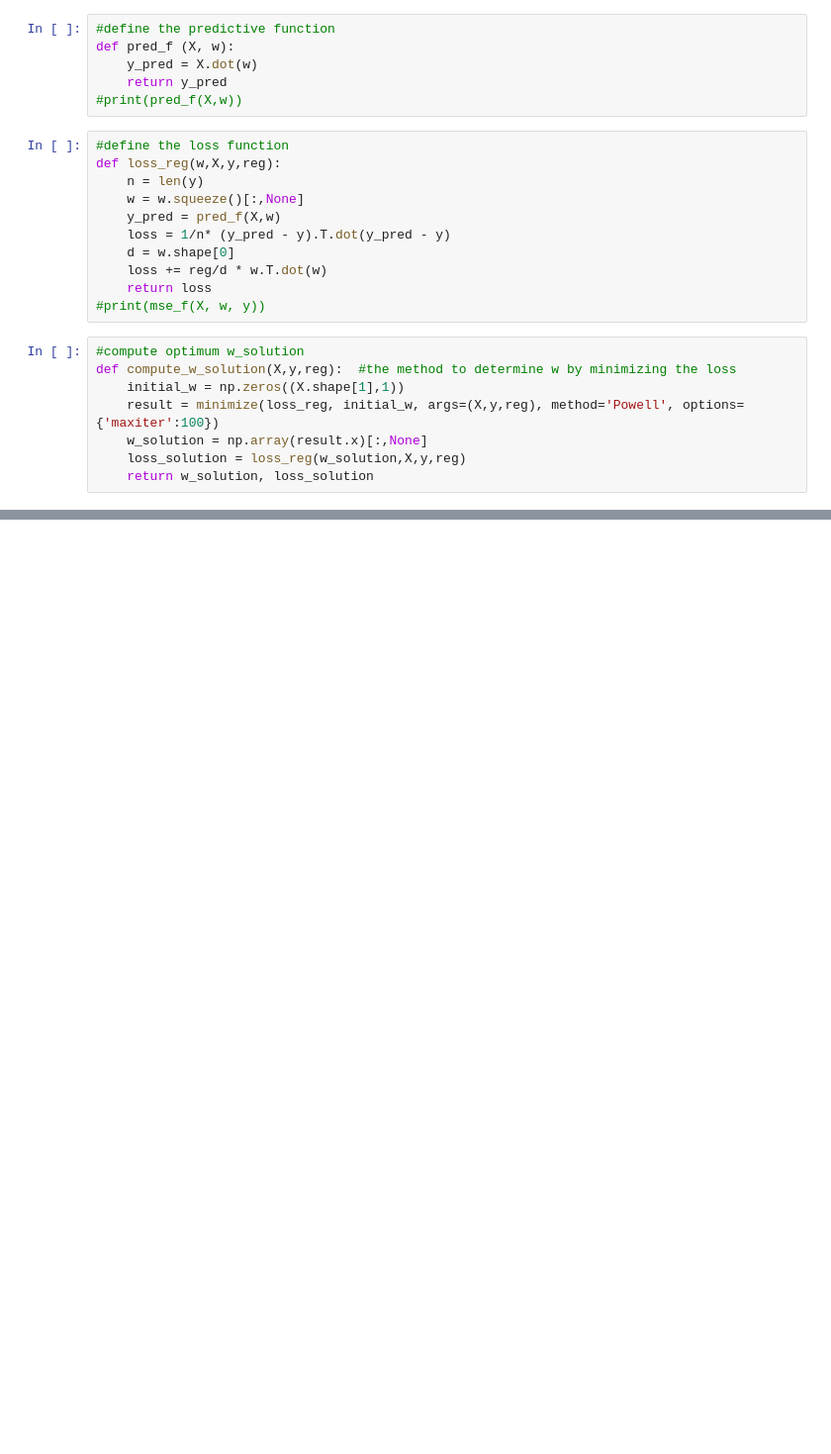
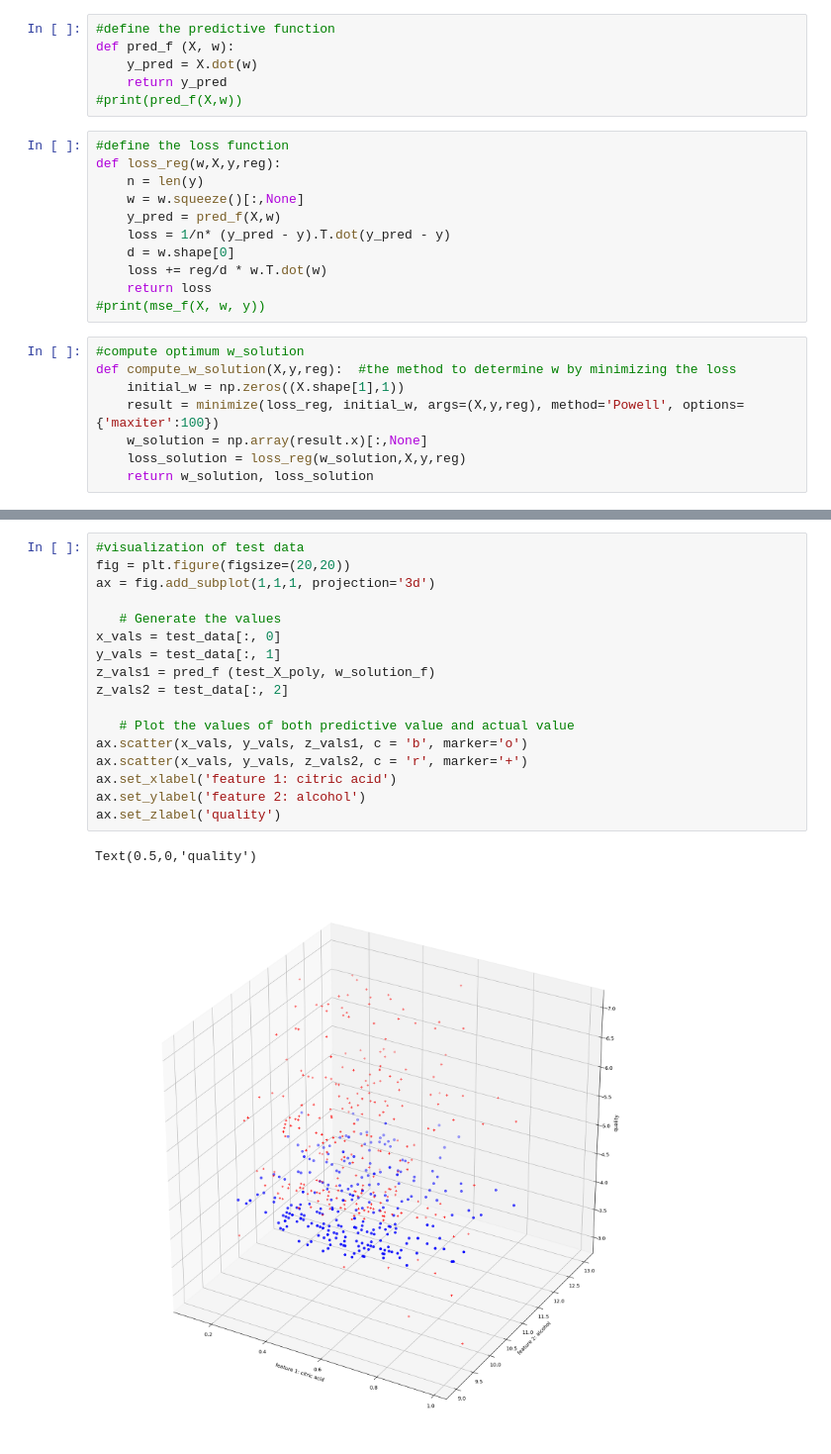
Before and after one commit to tcheew118/CE9010_2018_Group18_Project, a Jupyter notebook: Project_LinReg.ipynb, the cells around one changed output, grey strips where cells are left out. Shown at 99% size. Drawn from its saved outputs; the diff is of its cells as text; blank space fills up the shorter version.

```diff
--- a/Project_LinReg.ipynb
+++ b/Project_LinReg.ipynb
@@ -143,0 +231,20 @@ print(mean_loss_tab)
+# %%
+#visualization of test data
+fig = plt.figure(figsize=(20,20))
+ax = fig.add_subplot(1,1,1, projection='3d')
+
+   # Generate the values
+x_vals = test_data[:, 0]
+y_vals = test_data[:, 1]
+z_vals1 = pred_f (test_X_poly, w_solution_f)
+z_vals2 = test_data[:, 2]
+
+   # Plot the values of both predictive value and actual value
+ax.scatter(x_vals, y_vals, z_vals1, c = 'b', marker='o')
+ax.scatter(x_vals, y_vals, z_vals2, c = 'r', marker='+')
+ax.set_xlabel('feature 1: citric acid')
+ax.set_ylabel('feature 2: alcohol')
+ax.set_zlabel('quality')
+# %% [output]
+Text(0.5,0,'quality')
+[figure, added]
```
Also changed, not shown: parts of 12 cells of this notebook, 8 other files.
